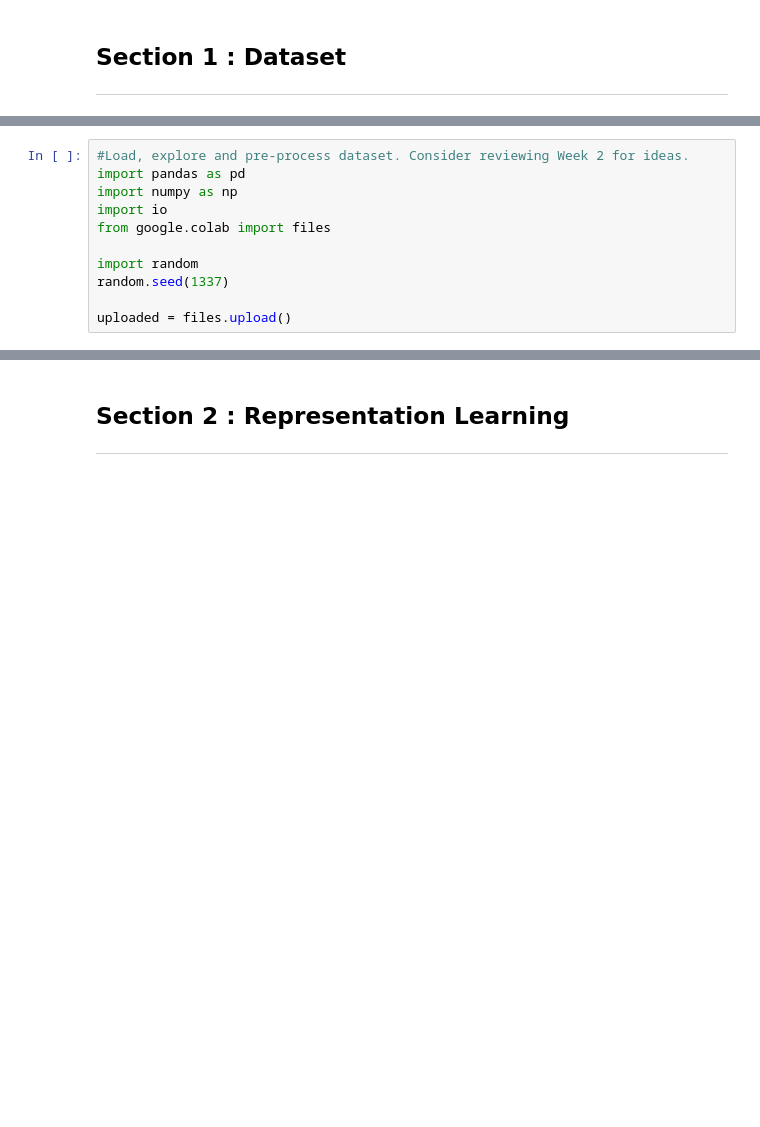
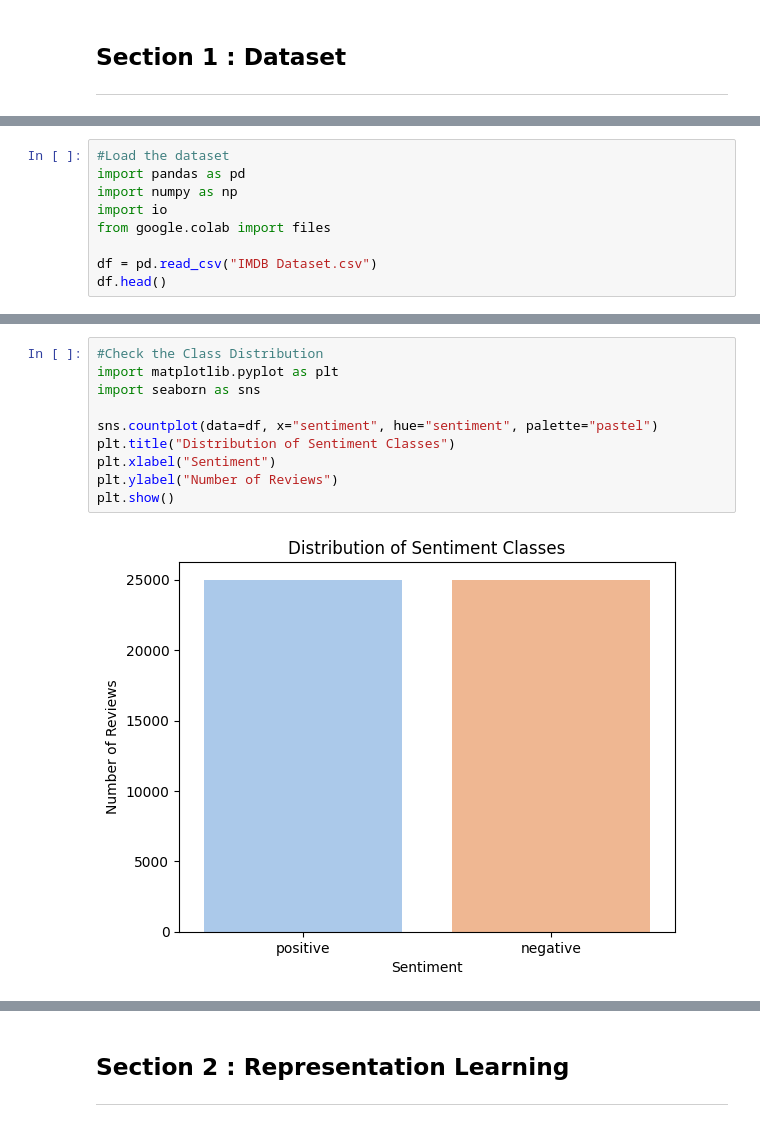
Before and after one commit to aidaovalle/CMM307-AidaOvalle-July2025, a Jupyter notebook: CMM307_AidaOvalle_July.ipynb, the cells around one changed output, grey strips where cells are left out. Saved outputs shown, nothing was run; the diff lists cells and outputs as text; blank space fills up the shorter version.

```diff
--- a/CMM307_AidaOvalle_July.ipynb
+++ b/CMM307_AidaOvalle_July.ipynb
@@ -15,12 +17,10 @@ The introduction should clearly identify the problem which you are aiming to res
 # %%
-#Load, explore and pre-process dataset. Consider reviewing Week 2 for ideas.
+#Load the dataset
 import pandas as pd
 import numpy as np
 import io
 from google.colab import files
 
-import random
-random.seed(1337)
-
-uploaded = files.upload()
+df = pd.read_csv("IMDB Dataset.csv")
+df.head()
 # %% [output]
@@ -29,0 +33,12 @@ Saving test.jsonl to test.jsonl
+# %%
+#Check the Class Distribution
+import matplotlib.pyplot as plt
+import seaborn as sns
+
+sns.countplot(data=df, x="sentiment", hue="sentiment", palette="pastel")
+plt.title("Distribution of Sentiment Classes")
+plt.xlabel("Sentiment")
+plt.ylabel("Number of Reviews")
+plt.show()
+# %% [output]
+[figure, added]
```
Also changed, not shown: parts of 23 cells of this notebook.
